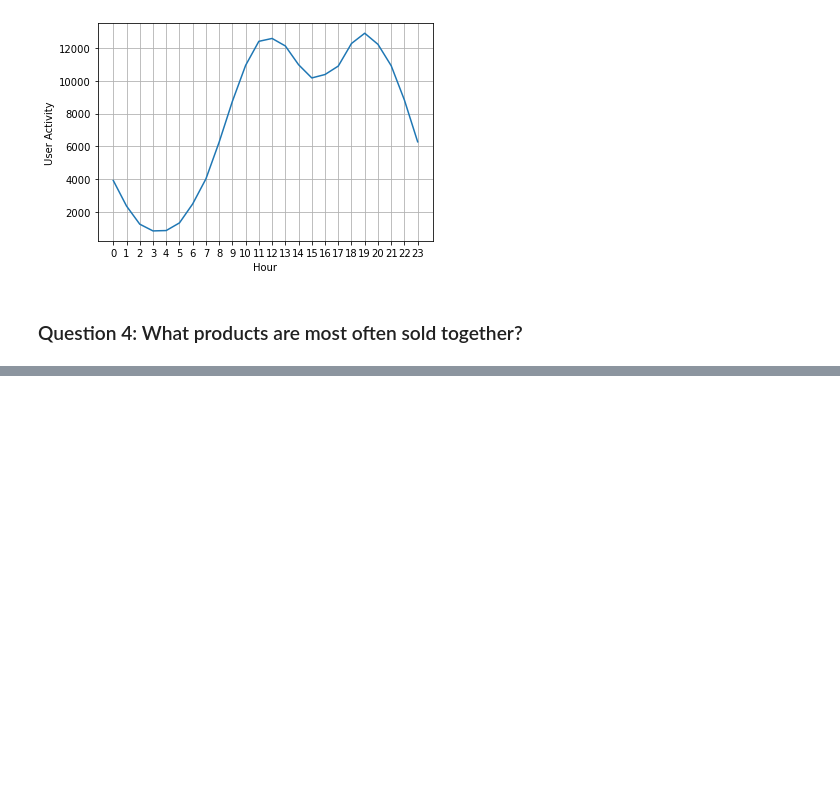
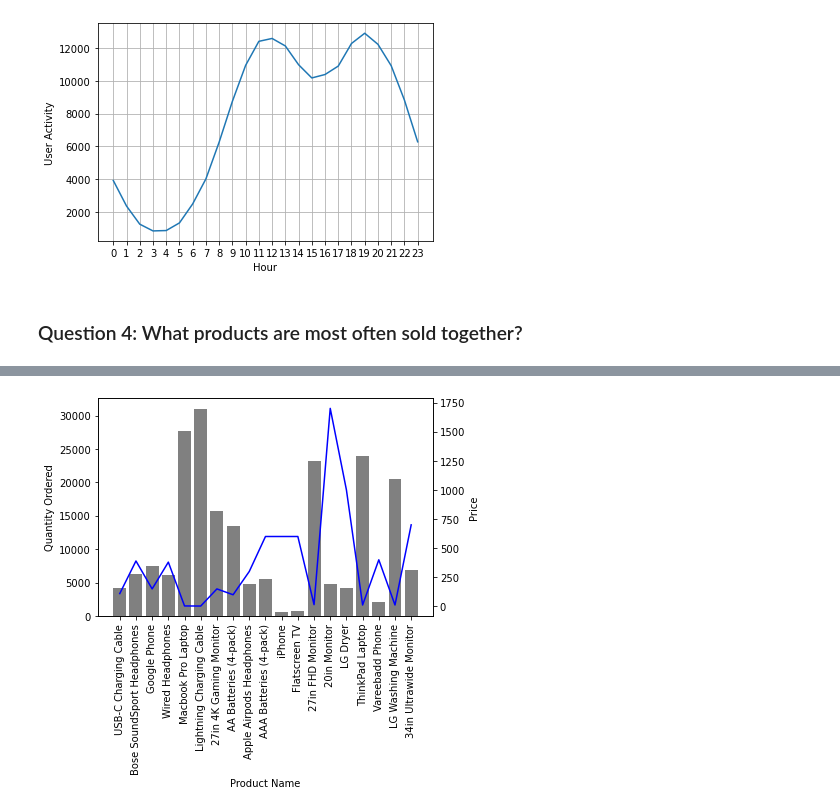
Before and after one commit to ysfali/Sales-Analysis-using-Pandas, a Jupyter notebook: Analyzing Sales using Pandas.ipynb, the cells around one changed output, grey strips where cells are left out. Cells and saved outputs as stored; diff of their text form; code cells hidden in the pictures; blank space fills up the shorter version.

```diff
--- a/Analyzing Sales using Pandas.ipynb
+++ b/Analyzing Sales using Pandas.ipynb
@@ -266,0 +375,3 @@ plt.show()
+# %%
+prices = product_data.mean()['Price Each']
+prices
@@ -266,0 +396,15 @@ plt.show()
+# %%
+fig, ax1 = plt.subplots()
+
+ax2 = ax1.twinx()
+ax1.bar(products, quantity_ordered, color = 'gray')
+ax2.plot(products, prices, color = 'b')
+
+ax1.set_xlabel('Product Name')
+ax1.set_ylabel("Quantity Ordered")
+ax2.set_ylabel("Price")
+ax1.set_xticklabels(products, rotation = 'vertical')
+
+fig.show()
+# %% [output]
+[figure, added]
```
Also changed, not shown: parts of 14 cells of this notebook.
